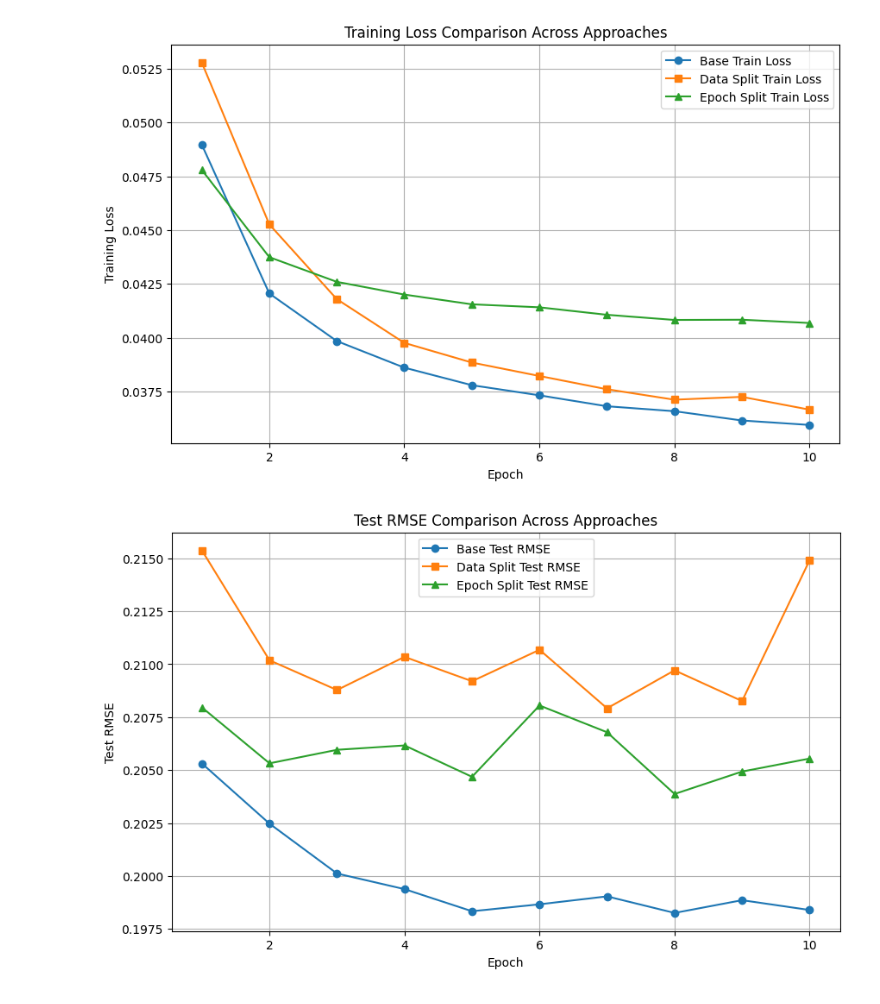
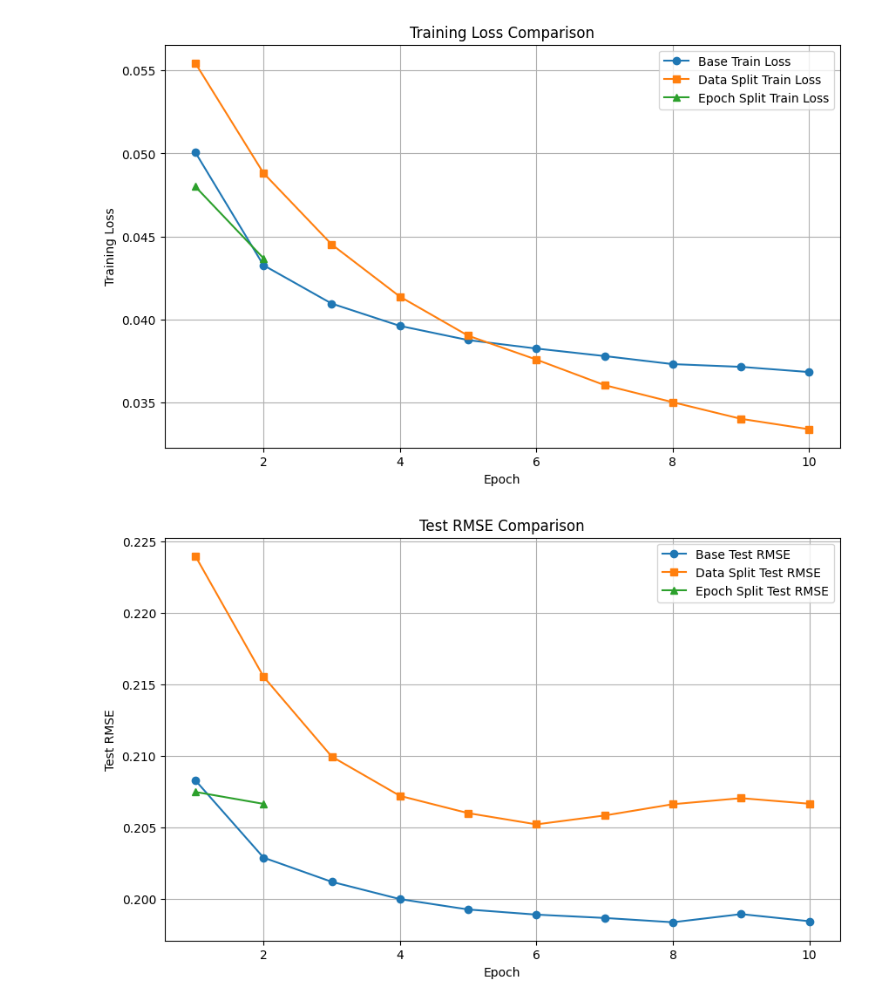
Before and after one commit to Gouthamx/Distributed_Gradient_Descent_for_Sparse_Data, a Jupyter notebook: Comparison.ipynb, the cells around one changed output. Saved outputs shown, nothing was run; the diff lists cells and outputs as text; code cells hidden in the pictures.

Commit message:
Visualizations done

```diff
--- a/Comparison.ipynb
+++ b/Comparison.ipynb
@@ -1,50 +1,51 @@
 # %%
 import utils
 
-base = utils.load_results("results/Base_approach.pkl")
+base = utils.load_results("results/base_approach.pkl")
 split = utils.load_results("results/data_split.pkl")
 epoch = utils.load_results("results/epoch_split.pkl")
 # %%
 import matplotlib.pyplot as plt
 
-# Extract curves
-# Base
+# Base (full-length curves)
 base_train = base["train_losses"]
 base_test = base["test_rmses"]
 
-# Data split
+# Data split (min curves, full-length)
 split_train = split["min_train_curve"]
 split_test = split["min_test_rmse_curve"]
 
-# Epoch split
+# Epoch split (only 2 epochs)
 epoch_train = epoch["min_train_curve"]
 epoch_test = epoch["min_test_rmse_curve"]
 
-n_epochs = len(base_train)  # assuming all have same length
+# Epoch indices
+n_epochs_base = len(base_train)
+n_epochs_epoch_split = len(epoch_train)  # 2
 
 # ---------- Plot Train Loss ----------
 plt.figure(figsize=(10,6))
-plt.plot(range(1, n_epochs+1), base_train, marker='o', label="Base Train Loss")
-plt.plot(range(1, n_epochs+1), split_train, marker='s', label="Data Split Train Loss")
-plt.plot(range(1, n_epochs+1), epoch_train, marker='^', label="Epoch Split Train Loss")
+plt.plot(range(1, n_epochs_base+1), base_train, marker='o', label="Base Train Loss")
+plt.plot(range(1, n_epochs_base+1), split_train, marker='s', label="Data Split Train Loss")
+plt.plot(range(1, n_epochs_epoch_split+1), epoch_train, marker='^', label="Epoch Split Train Loss")
 plt.xlabel("Epoch")
 plt.ylabel("Training Loss")
-plt.title("Training Loss Comparison Across Approaches")
+plt.title("Training Loss Comparison")
 plt.legend()
 plt.grid(True)
 plt.show()
 
 # ---------- Plot Test RMSE ----------
 plt.figure(figsize=(10,6))
-plt.plot(range(1, n_epochs+1), base_test, marker='o', label="Base Test RMSE")
-plt.plot(range(1, n_epochs+1), split_test, marker='s', label="Data Split Test RMSE")
-plt.plot(range(1, n_epochs+1), epoch_test, marker='^', label="Epoch Split Test RMSE")
+plt.plot(range(1, n_epochs_base+1), base_test, marker='o', label="Base Test RMSE")
+plt.plot(range(1, n_epochs_base+1), split_test, marker='s', label="Data Split Test RMSE")
+plt.plot(range(1, n_epochs_epoch_split+1), epoch_test, marker='^', label="Epoch Split Test RMSE")
 plt.xlabel("Epoch")
 plt.ylabel("Test RMSE")
-plt.title("Test RMSE Comparison Across Approaches")
+plt.title("Test RMSE Comparison")
 plt.legend()
 plt.grid(True)
 plt.show()
 # %% [output]
-[figure, old version]
+[figure, new version]
-[figure, old version]
+[figure, new version]
```
Also changed, not shown: parts of 1 cell of this notebook, 4 other files.
